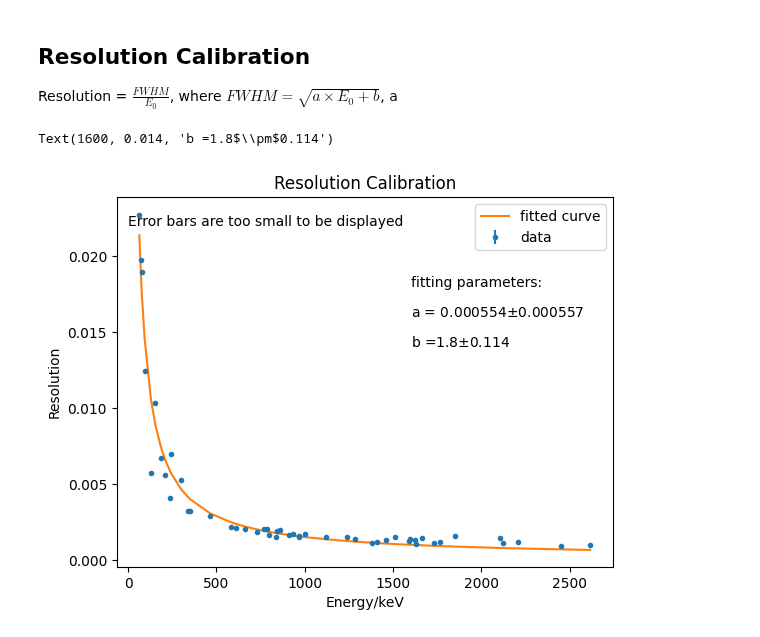
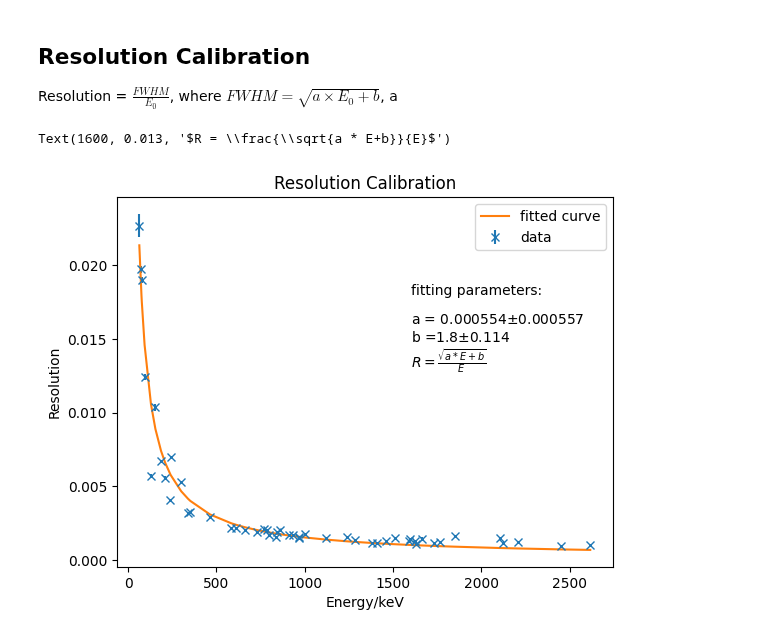
Before and after one commit to ngcnpeter/HPGe_lab_y3, a Jupyter notebook: spectal_analysis.ipynb, the cells around one changed output. Cells and saved outputs as stored; diff of their text form; code cells hidden in the pictures.

```diff
--- a/spectal_analysis.ipynb
+++ b/spectal_analysis.ipynb
@@ -41,7 +41,7 @@ $n$ is the number of samples, i.e. total no. of counts under the peak in this  c
 Loading peak data csv into pd.DataFrame
 # %%
 peak_1 = pd.read_csv('peaks/peaks_Sample1_30_10_23_Mon_09_22.CSV',delimiter = ',')
-centroid_1, ref_1, fwhm_1, peak_count_1= peak_1[['Centroid',' Photopeak_Energy',' FWHM',' ROI_Total']][1:].dropna().to_numpy(dtype = float).transpose()
+centroid_1, ref_1, fwhm_1, peak_count_1= peak_1[['Centroid',' Photopeak_Energy',' FWHM','  Net_Area']][1:].dropna().to_numpy(dtype = float).transpose()
 centroid_1_err = fwhm_1/2/np.sqrt(2*np.log(2)*peak_count_1) #centroid error
 # %%
 energy, count = np.loadtxt('spectra/Sample1_24_10_23_Mon_15_27.csv',delimiter = ',', skiprows = 3,unpack = True)
@@ -99,31 +99,31 @@ where $FWHM = \sqrt{a \times E_0+b}$, a
 # %%
 res = fwhm_1/centroid_1
 fwhm_1_err= fwhm_1/np.sqrt(2*peak_count_1)
 
 res_err = res*np.sqrt((centroid_1_err/centroid_1)**2+(fwhm_1_err/fwhm_1)**2)
 def res_fit(peak_energy,a,b):
     '''This function is used for fitting resolution as a function of energy
        res = np.sqrt(a*energy+b)/energy
        Input:  peak_energy - fitted centroid of labelled peaks
                a,b         - parameters for the above formula
        Output: resolution
        '''
     return np.sqrt(a*peak_energy+b)/peak_energy
 res_par, res_cov = curve_fit(res_fit,centroid_1,res)
 res_fit_err = np.sqrt(np.diag(res_cov))
 
 
 plt.figure()
 plt.title('Resolution Calibration')
-plt.errorbar(centroid_1,res,yerr = res_err,fmt = '.',label = 'data')
+plt.errorbar(centroid_1,res,yerr = res_err,fmt = 'x',label = 'data')
 plt.plot(centroid_1,res_fit(centroid_1,*res_par), label = 'fitted curve')
 plt.ylabel('Resolution')
 plt.xlabel('Energy/keV')
 plt.legend()
-plt.text(1,0.022,'Error bars are too small to be displayed')
 plt.text(1600,0.018,f'fitting parameters:')
 plt.text(1600,0.016,f'a = {res_par[0]:.3g}' + r'$\pm$'+ f'{res_fit_err[0]:.3g}')
-plt.text(1600,0.014,f'b ={res_par[1]:.3g}' + r'$\pm$'+ f'{res_fit_err[1]:.3g}')
+plt.text(1600,0.0148,f'b ={res_par[1]:.3g}' + r'$\pm$'+ f'{res_fit_err[1]:.3g}')
+plt.text(1600,0.013,r'$R = \frac{\sqrt{a * E+b}}{E}$')
 # %% [output]
-Text(1600, 0.014, 'b =1.8$\\pm$0.114')
+Text(1600, 0.013, '$R = \\frac{\\sqrt{a * E+b}}{E}$')
-[figure, old version]
+[figure, new version]
```
Also changed, not shown: parts of 3 cells of this notebook.
